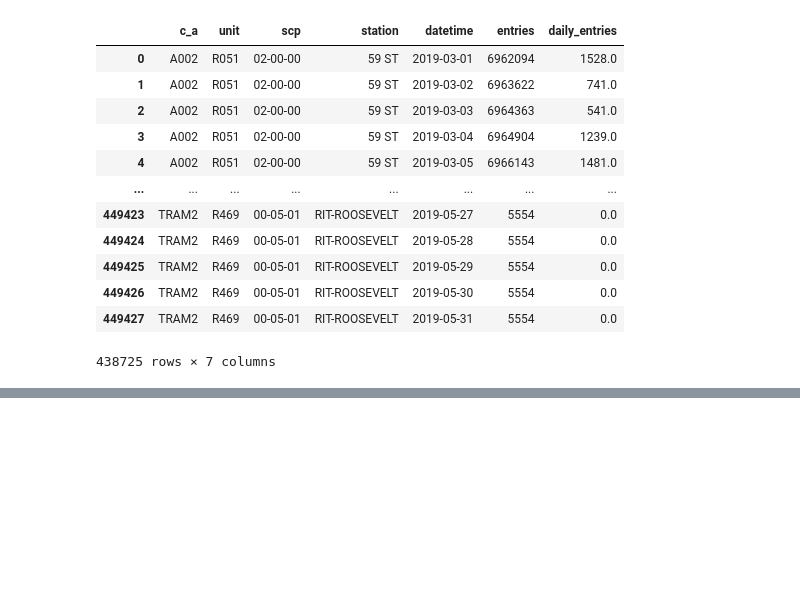
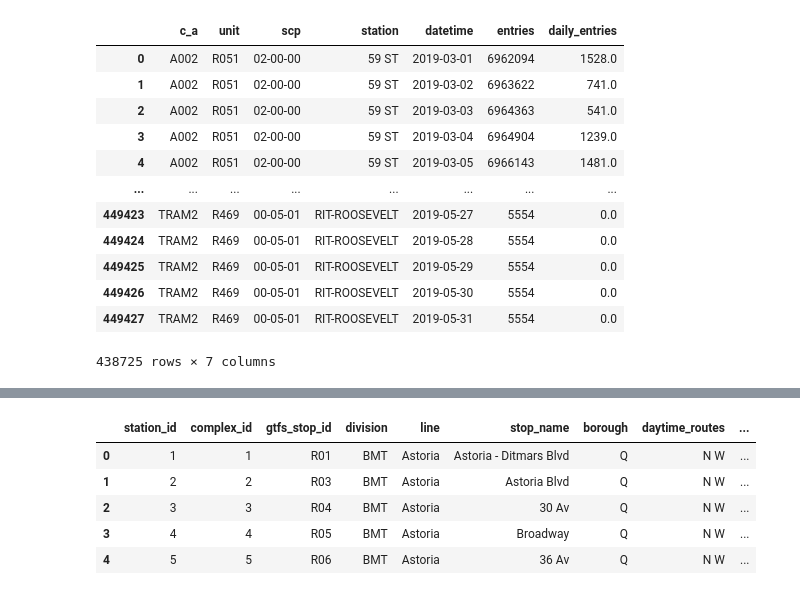
Before and after one commit to mollyliebeskind/Metis_Project1_CTA_Turnstile_EDA, a Jupyter notebook: starting_point.ipynb, the cells around one changed output, grey strips where cells are left out. Saved outputs shown, nothing was run; the diff lists cells and outputs as text; code cells hidden in the pictures; blank space fills up the shorter version.

```diff
--- a/starting_point.ipynb
+++ b/starting_point.ipynb
@@ -315,0 +455,9 @@ mta_daily
+# %%
+locations.columns = locations.columns.str.strip().str.lower().str.replace('/',"_").str.replace(' ', '_')
+# %% [output]
+|  | station_id | complex_id | gtfs_stop_id | division | line | stop_name | borough | daytime_routes | ... |
+| 0 | 1 | 1 | R01 | BMT | Astoria | Astoria - Ditmars Blvd | Q | N W | ... |
+| 1 | 2 | 2 | R03 | BMT | Astoria | Astoria Blvd | Q | N W | ... |
+| 2 | 3 | 3 | R04 | BMT | Astoria | 30 Av | Q | N W | ... |
+| 3 | 4 | 4 | R05 | BMT | Astoria | Broadway | Q | N W | ... |
+| 4 | 5 | 5 | R06 | BMT | Astoria | 36 Av | Q | N W | ... |
```
Also changed, not shown: parts of 30 cells of this notebook.
